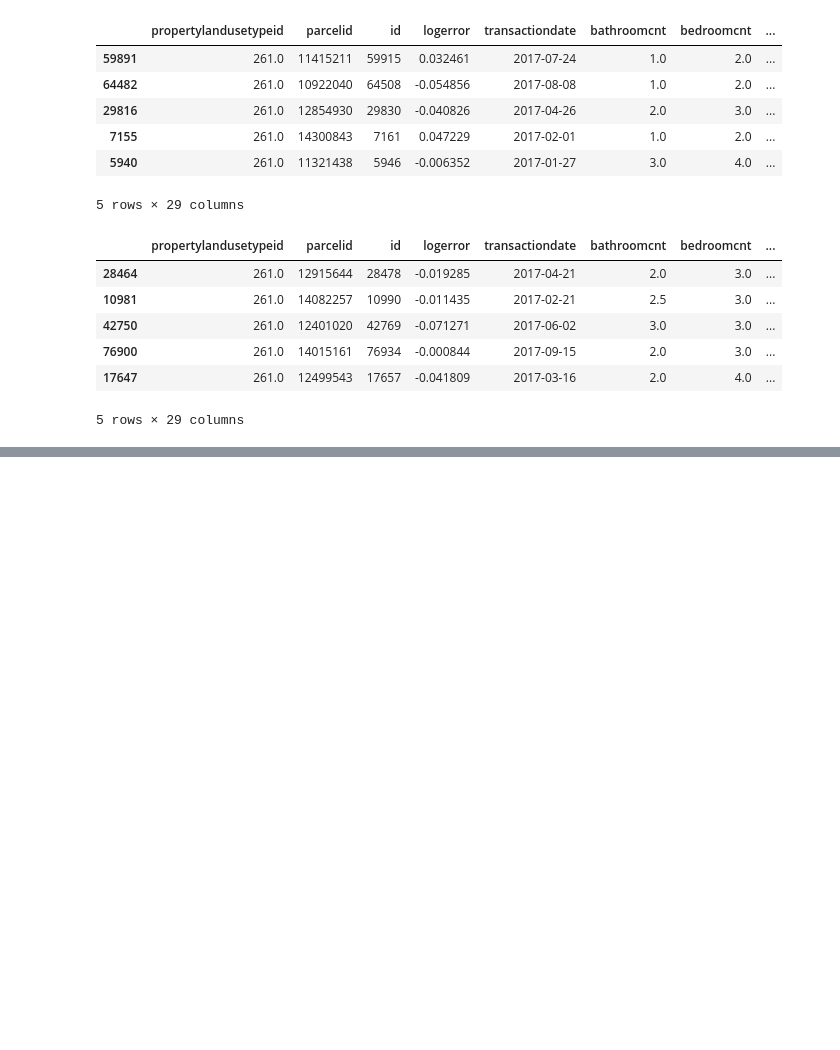
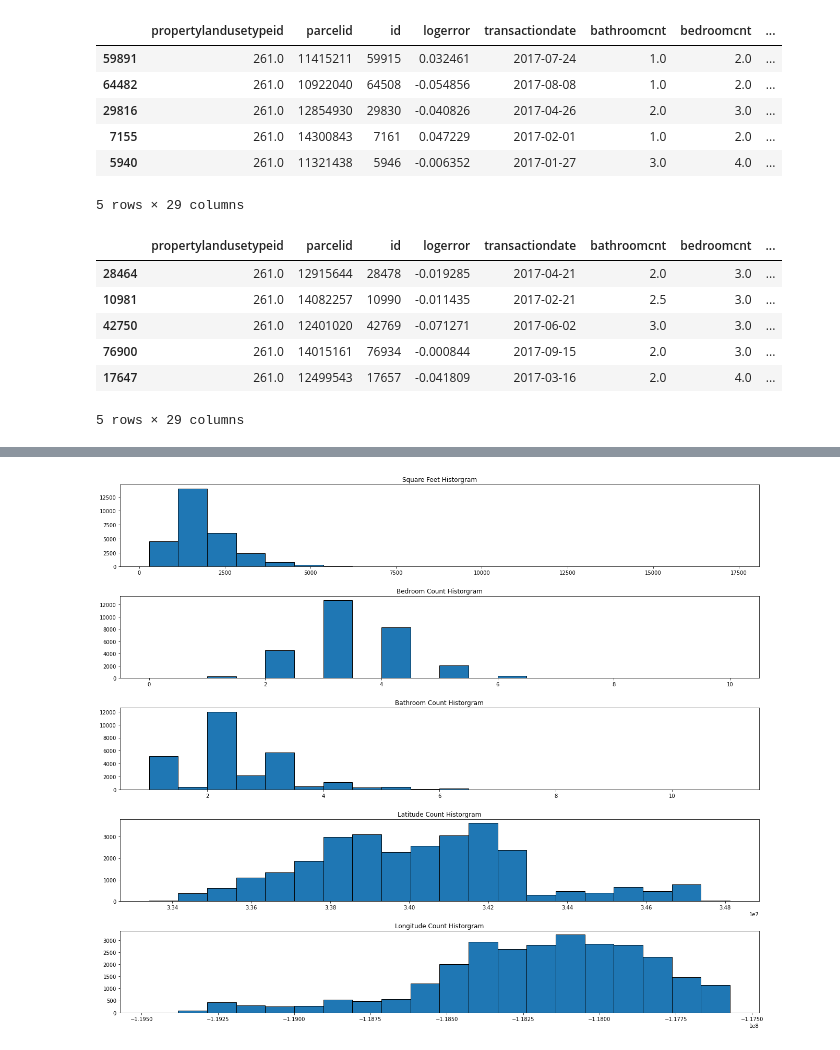
Before and after one commit to ForrestMccrosky/Zillow_Clustering_Project, a Jupyter notebook: Rough_Draft_Notebook.ipynb, the cells around one changed output, grey strips where cells are left out. Drawn from its saved outputs; the diff is of its cells as text; code cells hidden in the pictures; blank space fills up the shorter version.

```diff
--- a/Rough_Draft_Notebook.ipynb
+++ b/Rough_Draft_Notebook.ipynb
@@ -283,0 +300,21 @@ test.head()
+# %%
+plt.figure(figsize = (18,15))
+plt.subplot(5,1,1, title ='Square Feet Historgram')
+plt.hist(data=train, x='calculatedfinishedsquarefeet', bins = 20, ec = 'black')
+
+plt.subplot(5,1,2, title ='Bedroom Count Historgram')
+plt.hist(data=train, x='bedroomcnt', bins = 20, ec = 'black')
+
+plt.subplot(5,1,3, title ='Bathroom Count Historgram')
+plt.hist(data=train, x='bathroomcnt', bins = 20, ec = 'black')
+
+plt.subplot(5,1,4, title ='Latitude Count Historgram')
+plt.hist(data=train, x='latitude', bins = 20, ec = 'black')
+
+plt.subplot(5,1,5, title ='Longitude Count Historgram', )
+plt.hist(data=train, x='longitude', bins = 20, ec = 'black')
+
+plt.tight_layout()
+plt.show()
+# %% [output]
+[figure, added]
```
Also changed, not shown: parts of 14 cells of this notebook.
